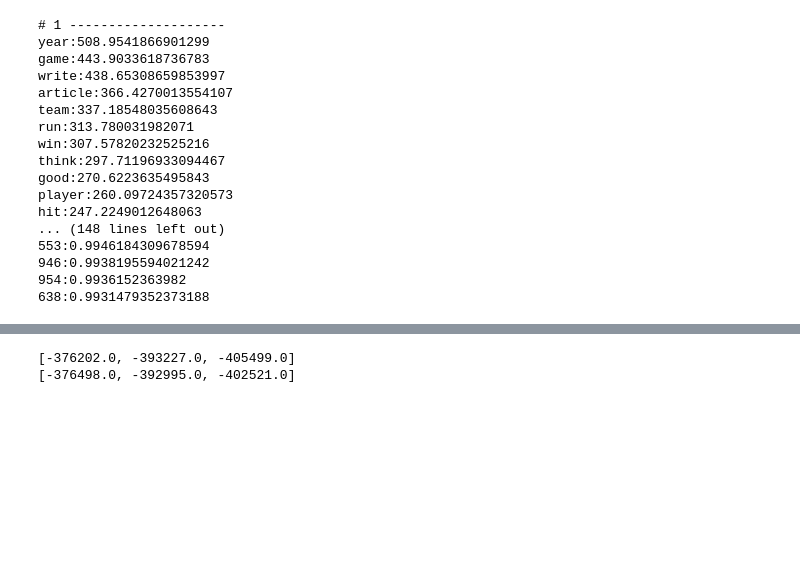
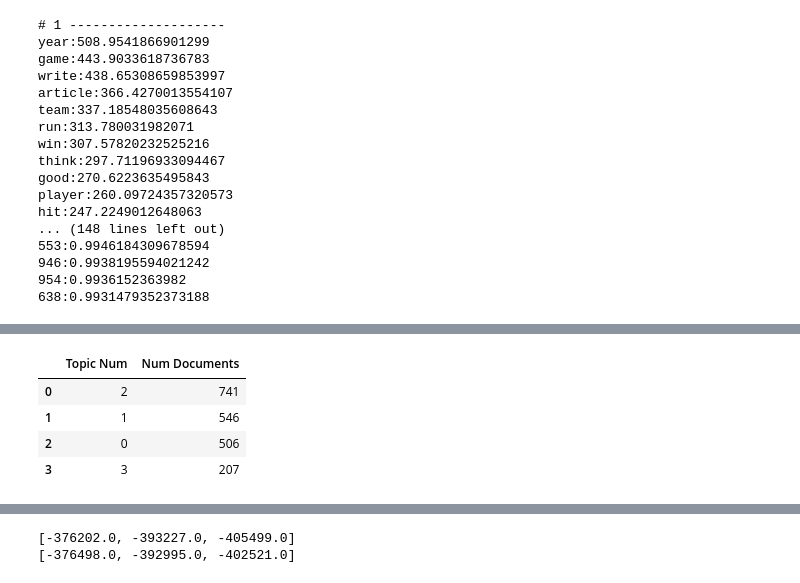
Before and after one commit to brinkpku/extended_lda, a Jupyter notebook: test.ipynb, the cells around one changed output, grey strips where cells are left out. Saved outputs shown, nothing was run; the diff lists cells and outputs as text; code cells hidden in the pictures; blank space fills up the shorter version.

```diff
--- a/test.ipynb
+++ b/test.ipynb
@@ -114,0 +156,10 @@ hit:247.2249012648063
+# %%
+df_topic_distribution = df_document_topic['dominant_topic'].value_counts().reset_index(name="Num Documents")
+df_topic_distribution.columns = ['Topic Num', 'Num Documents']
+df_topic_distribution
+# %% [output]
+|  | Topic Num | Num Documents |
+| 0 | 2 | 741 |
+| 1 | 1 | 546 |
+| 2 | 0 | 506 |
+| 3 | 3 | 207 |
```
Also changed, not shown: parts of 7 cells of this notebook, 1 other file.
